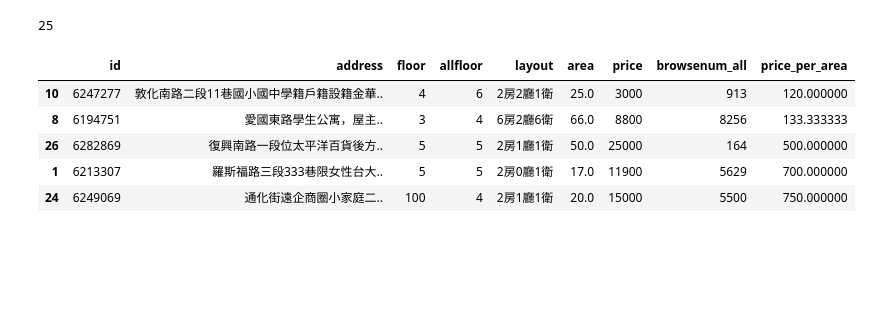
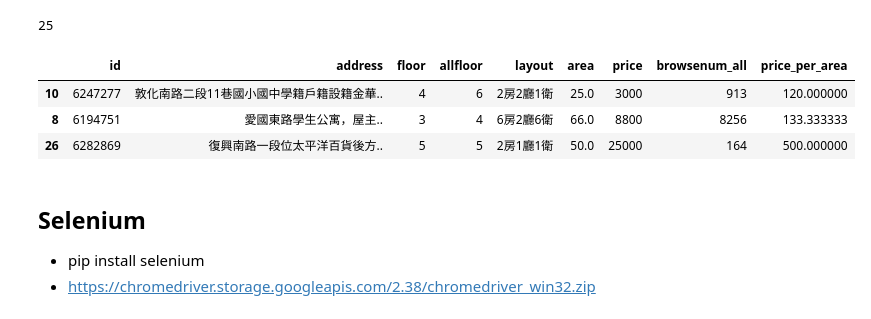
Before and after one commit to ywchiu/tibamepy, a Jupyter notebook: Demo20180421.ipynb, the cells around one changed output. Cells and saved outputs as stored; diff of their text form; code cells hidden in the pictures; blank space fills up the shorter version.

```diff
--- a/Demo20180421.ipynb
+++ b/Demo20180421.ipynb
@@ -676,13 +676,15 @@ housedf['price'] = housedf['price'].map(lambda e: int(e.replace(',', '')))
 # %%
 housedf['price_per_area'] =  housedf['price'] / housedf['area']
 # %%
-housedf.sort_values('price_per_area').head()
+housedf.sort_values('price_per_area').head(3)
 # %% [output]
 |  | id | address | floor | allfloor | layout | area | price | browsenum_all | price_per_area |
 | 10 | 6247277 | 敦化南路二段11巷國小國中學籍戶籍設籍金華.. | 4 | 6 | 2房2廳1衛 | 25.0 | 3000 | 913 | 120.000000 |
 | 8 | 6194751 | 愛國東路學生公寓，屋主.. | 3 | 4 | 6房2廳6衛 | 66.0 | 8800 | 8256 | 133.333333 |
 | 26 | 6282869 | 復興南路一段位太平洋百貨後方.. | 5 | 5 | 2房1廳1衛 | 50.0 | 25000 | 164 | 500.000000 |
-| 1 | 6213307 | 羅斯福路三段333巷限女性台大.. | 5 | 5 | 2房0廳1衛 | 17.0 | 11900 | 5629 | 700.000000 |
-| 24 | 6249069 | 通化街遠企商圈小家庭二.. | 100 | 4 | 2房1廳1衛 | 20.0 | 15000 | 5500 | 750.000000 |
 # %%
 housedf.to_excel('house591.xlsx')
+# %% [markdown]
+## Selenium
+- pip install selenium
+- https://chromedriver.storage.googleapis.com/2.38/chromedriver_win32.zip
```
Also changed, not shown: parts of 5 cells of this notebook.
